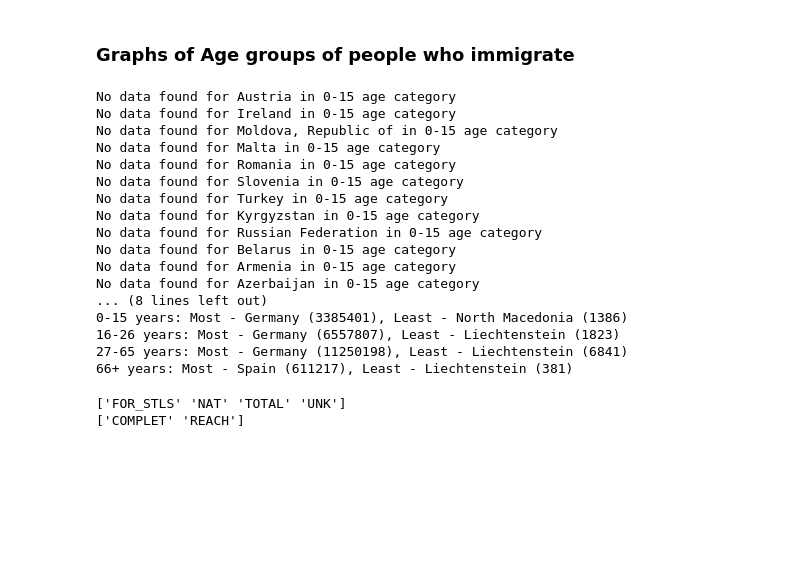
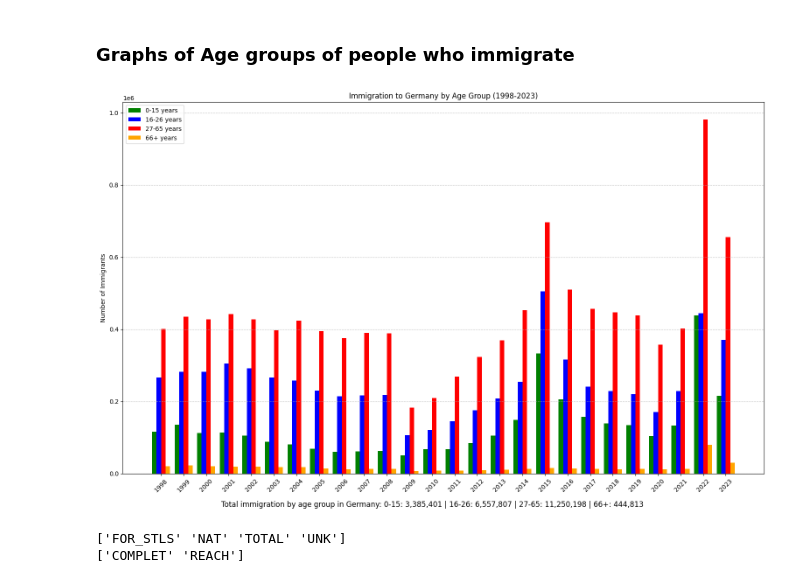
Before and after one commit to jatofi-official/migration-eu-analysis, a Jupyter notebook: Notebooks/immigration_countries.ipynb, the cells around one changed output. Cells and saved outputs as stored; diff of their text form; code cells hidden in the pictures; blank space fills up the shorter version.

```diff
--- a/Notebooks/immigration_countries.ipynb
+++ b/Notebooks/immigration_countries.ipynb
@@ -123,7 +123,7 @@ def country_immigration(country):
         max_min_tracker['66+'].update_max_min(country, total100)
 
         stats_text = (
-            f"Total immigration by age group in {country}: 0-15: {int(total15)} | 16-26: {int(total26)} | 27-65: {int(total65)} | 66+: {int(total100)}"
+            f"Total immigration by age group in {country}: 0-15: {int(total15):,.0f} | 16-26: {int(total26):,.0f} | 27-65: {int(total65):,.0f} | 66+: {int(total100):,.0f}"
         )
 
         fig, ax = plt.subplots(figsize=(16, 10))
@@ -156,7 +156,7 @@ def country_immigration(country):
 
         file_path = os.path.join(dir_name, f"age_groups_immigration_{country.lower()}.png")
         plt.savefig(file_path, bbox_inches='tight')
-        plt.close()
+        # plt.close()
 
 
 
@@ -167,54 +167,38 @@ def country_immigration(country):
 
 
 class MaxMinTracker:
     def __init__(self):
         self.max_country = ""
         self.max_value = 0
         self.min_country = ""
         self.min_value = float('inf')
 
     def update_max_min(self, country, value):
         if value > self.max_value:
             self.max_value = value
             self.max_country = country
         if value < self.min_value:
             self.min_value = value
             self.min_country = country
 
 max_min_tracker = {
     '0-15': MaxMinTracker(),
     '16-26': MaxMinTracker(),
     '27-65': MaxMinTracker(),
     '66+': MaxMinTracker()
 }
 
 for country in table['Country'].unique():
     country_immigration(country)
 
 # country_immigration("Germany")
 
-print("\nCountries with most and least immigrants by age group (1998-2023):")
-for age_group, tracker in max_min_tracker.items():
-    print(f"{age_group} years: Most - {tracker.max_country} ({int(tracker.max_value)}), "
-          f"Least - {tracker.min_country} ({int(tracker.min_value)})")
+# print("\nCountries with most and least immigrants by age group (1998-2023):")
+# for age_group, tracker in max_min_tracker.items():
+#     print(f"{age_group} years: Most - {tracker.max_country} ({int(tracker.max_value)}), "
+#           f"Least - {tracker.min_country} ({int(tracker.min_value)})")
 # %% [output]
-No data found for Austria in 0-15 age category
-No data found for Ireland in 0-15 age category
-No data found for Moldova, Republic of in 0-15 age category
-No data found for Malta in 0-15 age category
-No data found for Romania in 0-15 age category
-No data found for Slovenia in 0-15 age category
-No data found for Turkey in 0-15 age category
-No data found for Kyrgyzstan in 0-15 age category
-No data found for Russian Federation in 0-15 age category
-No data found for Belarus in 0-15 age category
-No data found for Armenia in 0-15 age category
-No data found for Azerbaijan in 0-15 age category
-... (8 lines left out)
-0-15 years: Most - Germany (3385401), Least - North Macedonia (1386)
-16-26 years: Most - Germany (6557807), Least - Liechtenstein (1823)
-27-65 years: Most - Germany (11250198), Least - Liechtenstein (6841)
-66+ years: Most - Spain (611217), Least - Liechtenstein (381)
+[figure, added]
 # %%
 print(table["birth_country"].unique())
 print(table["agedef"].unique())
```
Also changed, not shown: parts of 1 cell of this notebook, 28 other files.
